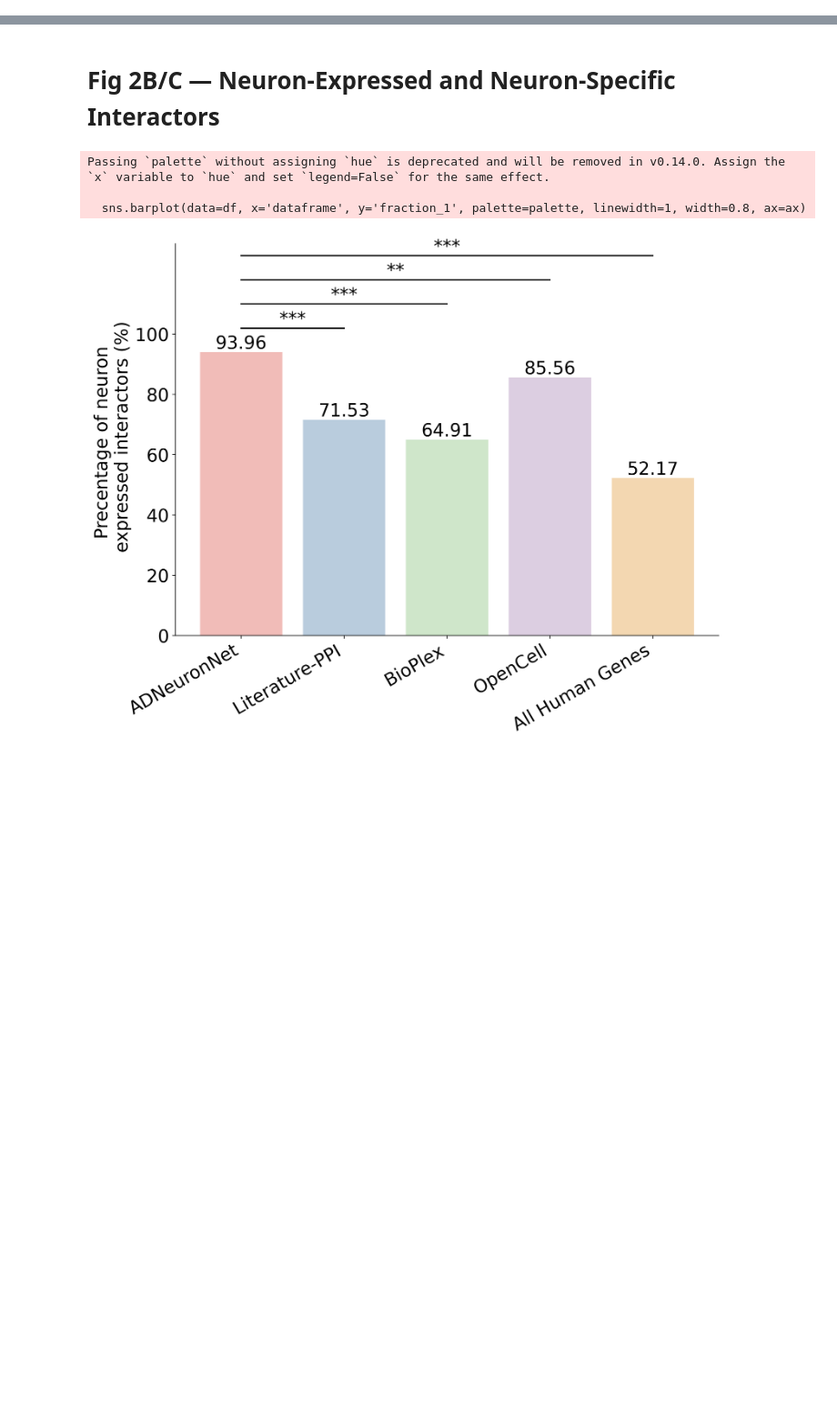
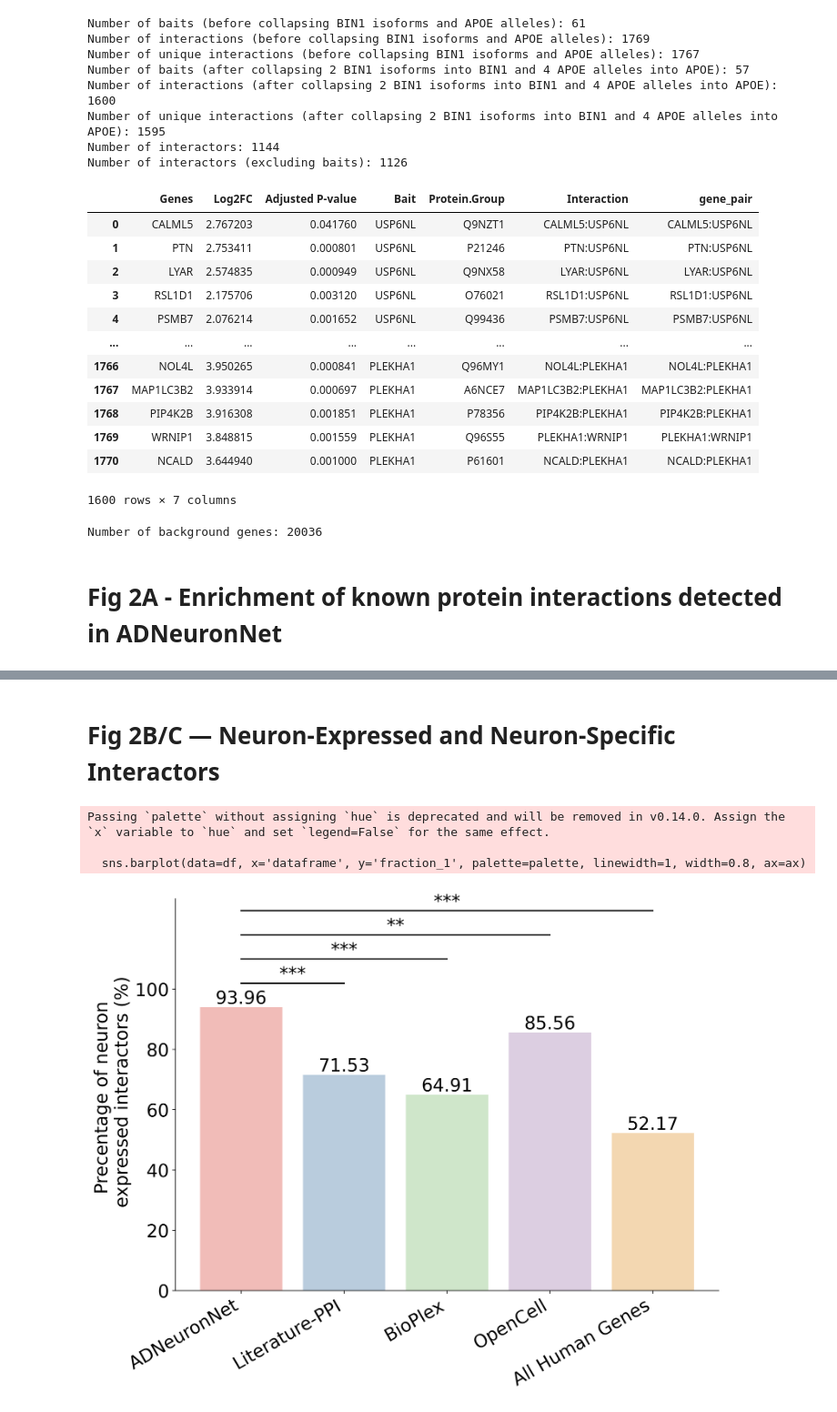
Before and after one commit to haiyuan-yu-lab/ADNeuronNet, a Jupyter notebook: Fig2/Fig2.ipynb, the cells around one changed output, grey strips where cells are left out. Shown at 91% size. Drawn from its saved outputs; the diff is of its cells as text; code cells hidden in the pictures; blank space fills up the shorter version.

```diff
--- a/Fig2/Fig2bc.ipynb
+++ b/Fig2/Fig2.ipynb
@@ -6,0 +40,67 @@ from scipy.stats import norm
+# %%
+# load finalized AD interactome
+final_interactome = pd.read_table(final_interactome_file, sep=',')
+
+# manually remove certain interactions
+final_interactome = final_interactome[~((final_interactome["Genes"]=="RAF1") & (final_interactome["Bait"]=="BIN1v9"))]
+final_interactome = final_interactome[~((final_interactome["Genes"]=="SRRM1") & (final_interactome["Bait"]=="BIN1v9"))]
+
+print("Number of baits (before collapsing BIN1 isoforms and APOE alleles):", len(final_interactome["Bait"].unique()))
+print("Number of interactions (before collapsing BIN1 isoforms and APOE alleles):", len(final_interactome))
+print("Number of unique interactions (before collapsing BIN1 isoforms and APOE alleles):", len(final_interactome["Interaction"].unique()))
+
+# collapse BIN1 isorms into "BIN1" and APOE alleles into "APOE"
+final_interactome["Bait"] = final_interactome["Bait"].replace("BIN1v1", "BIN1")
+final_interactome["Bait"] = final_interactome["Bait"].replace("BIN1v9", "BIN1")
+final_interactome["Bait"] = final_interactome["Bait"].replace("APOE2", "APOE")
+final_interactome["Bait"] = final_interactome["Bait"].replace("APOE3", "APOE")
+final_interactome["Bait"] = final_interactome["Bait"].replace("APOE3CC", "APOE")
+final_interactome["Bait"] = final_interactome["Bait"].replace("APOE4", "APOE")
+final_interactome = final_interactome.drop_duplicates(subset=["Bait", "Genes"])
+
+# generate gene pairs (sorted)
+final_interactome["gene_pair"] = final_interactome.apply(lambda row: ":".join(sorted([row["Bait"], row["Genes"]])), axis=1)
+
+baits_list = list(final_interactome["Bait"].unique())
+interactors_list = list(final_interactome["Genes"].unique())
+interactors_nobaits_list = list(set(interactors_list)-set(baits_list))
+print("Number of baits (after collapsing 2 BIN1 isoforms into BIN1 and 4 APOE alleles into APOE):", len(baits_list))
+print("Number of interactions (after collapsing 2 BIN1 isoforms into BIN1 and 4 APOE alleles into APOE):", len(final_interactome))
+print("Number of unique interactions (after collapsing 2 BIN1 isoforms into BIN1 and 4 APOE alleles into APOE):", len(set(final_interactome["gene_pair"])))
+print("Number of interactors:", len(interactors_list))
+print("Number of interactors (excluding baits):", len(interactors_nobaits_list))
+
+final_interactome
+# %% [output]
+Number of baits (before collapsing BIN1 isoforms and APOE alleles): 61
+Number of interactions (before collapsing BIN1 isoforms and APOE alleles): 1769
+Number of unique interactions (before collapsing BIN1 isoforms and APOE alleles): 1767
+Number of baits (after collapsing 2 BIN1 isoforms into BIN1 and 4 APOE alleles into APOE): 57
+Number of interactions (after collapsing 2 BIN1 isoforms into BIN1 and 4 APOE alleles into APOE): 1600
+Number of unique interactions (after collapsing 2 BIN1 isoforms into BIN1 and 4 APOE alleles into APOE): 1595
+Number of interactors: 1144
+Number of interactors (excluding baits): 1126
+|  | Genes | Log2FC | Adjusted P-value | Bait | Protein.Group | Interaction | gene_pair |
+| 0 | CALML5 | 2.767203 | 0.041760 | USP6NL | Q9NZT1 | CALML5:USP6NL | CALML5:USP6NL |
+| 1 | PTN | 2.753411 | 0.000801 | USP6NL | P21246 | PTN:USP6NL | PTN:USP6NL |
+| 2 | LYAR | 2.574835 | 0.000949 | USP6NL | Q9NX58 | LYAR:USP6NL | LYAR:USP6NL |
+| 3 | RSL1D1 | 2.175706 | 0.003120 | USP6NL | O76021 | RSL1D1:USP6NL | RSL1D1:USP6NL |
+| 4 | PSMB7 | 2.076214 | 0.001652 | USP6NL | Q99436 | PSMB7:USP6NL | PSMB7:USP6NL |
+| ... | ... | ... | ... | ... | ... | ... | ... |
+| 1766 | NOL4L | 3.950265 | 0.000841 | PLEKHA1 | Q96MY1 | NOL4L:PLEKHA1 | NOL4L:PLEKHA1 |
+| 1767 | MAP1LC3B2 | 3.933914 | 0.000697 | PLEKHA1 | A6NCE7 | MAP1LC3B2:PLEKHA1 | MAP1LC3B2:PLEKHA1 |
+| 1768 | PIP4K2B | 3.916308 | 0.001851 | PLEKHA1 | P78356 | PIP4K2B:PLEKHA1 | PIP4K2B:PLEKHA1 |
+| 1769 | WRNIP1 | 3.848815 | 0.001559 | PLEKHA1 | Q96S55 | PLEKHA1:WRNIP1 | PLEKHA1:WRNIP1 |
+| 1770 | NCALD | 3.644940 | 0.001000 | PLEKHA1 | P61601 | NCALD:PLEKHA1 | NCALD:PLEKHA1 |
+1600 rows × 7 columns
+# %%
+# load gene table (protein coding genes from GENCODE v46)
+gene_table = pd.read_table(gene_table_file)
+# load background genes
+background_genes = list(set(gene_table["gene_name"].unique())) # all protein coding genes from GENCODE v46
+all_coding_genes = background_genes
+print("Number of background genes:", len(background_genes))
+# %% [output]
+Number of background genes: 20036
+# %% [markdown]
+# Fig 2A - Enrichment of known protein interactions detected in ADNeuronNet
```
Also changed, not shown: parts of 19 cells of this notebook, 3 other files.
